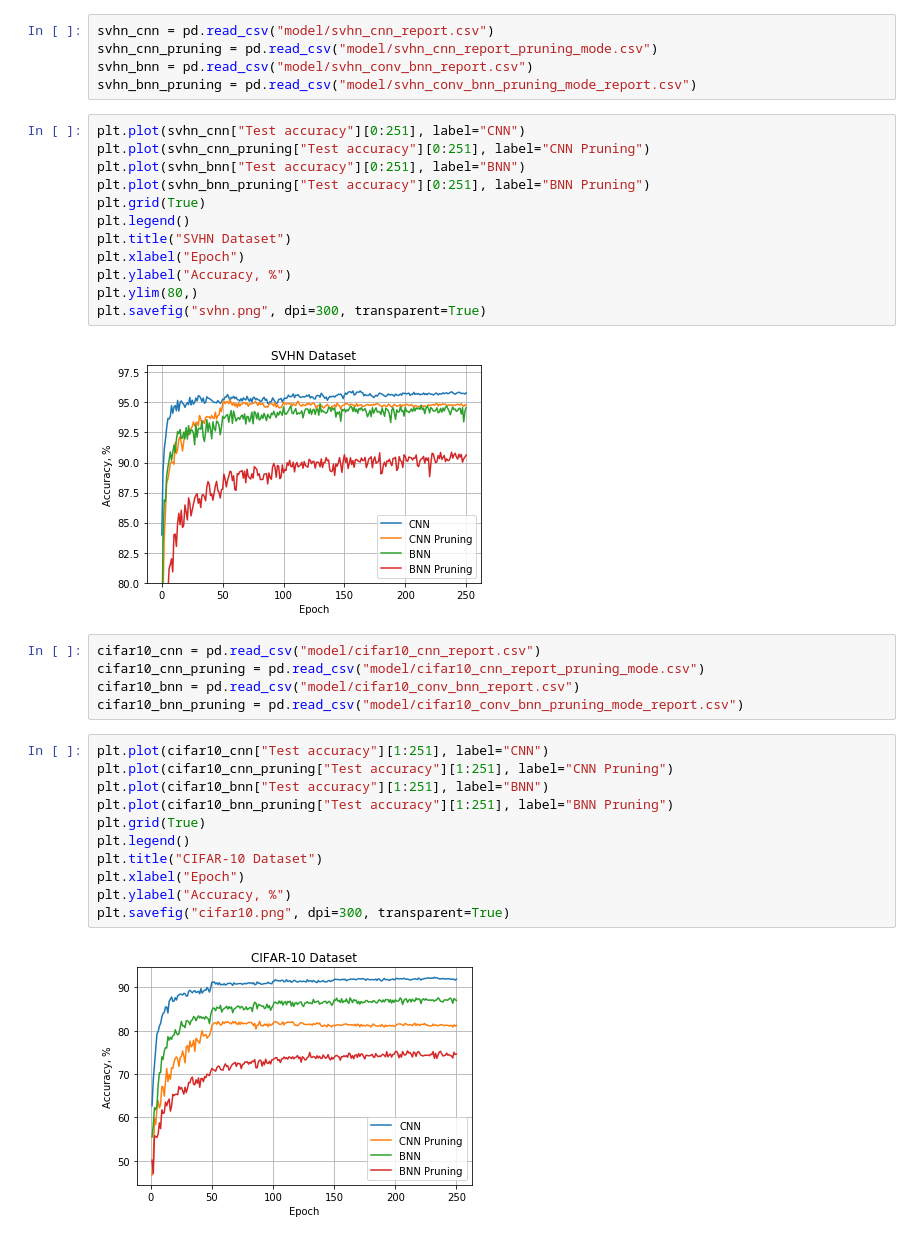
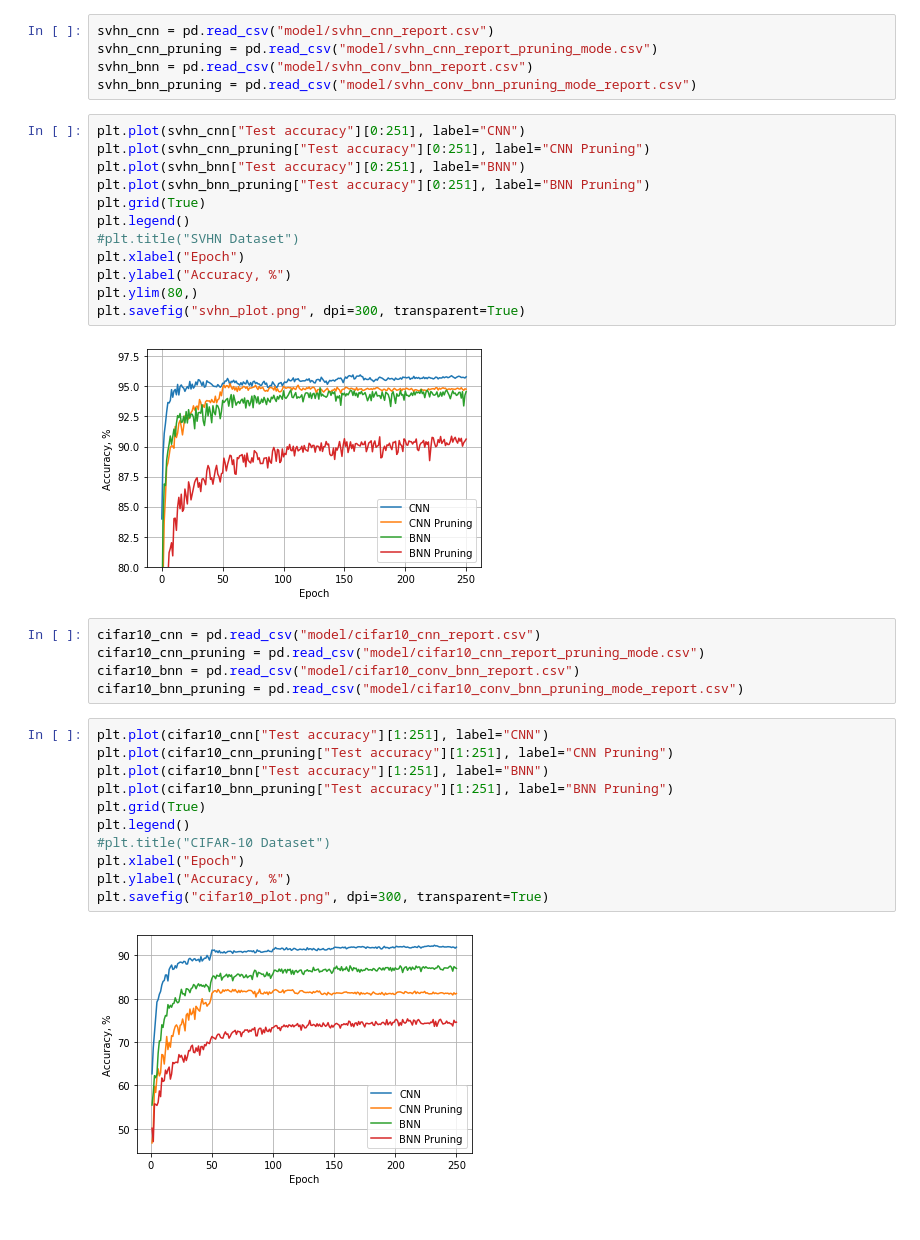
Before and after one commit to vladimirshadymov/bnn, a Jupyter notebook: Semi-report.ipynb, the cells around one changed output. Drawn from its saved outputs; the diff is of its cells as text.

```diff
--- a/Semi-report.ipynb
+++ b/Semi-report.ipynb
@@ -10,17 +10,17 @@ svhn_bnn_pruning = pd.read_csv("model/svhn_conv_bnn_pruning_mode_report.csv")
 # %%
 plt.plot(svhn_cnn["Test accuracy"][0:251], label="CNN")
 plt.plot(svhn_cnn_pruning["Test accuracy"][0:251], label="CNN Pruning")
 plt.plot(svhn_bnn["Test accuracy"][0:251], label="BNN")
 plt.plot(svhn_bnn_pruning["Test accuracy"][0:251], label="BNN Pruning")
 plt.grid(True)
 plt.legend()
-plt.title("SVHN Dataset")
+#plt.title("SVHN Dataset")
 plt.xlabel("Epoch")
 plt.ylabel("Accuracy, %")
 plt.ylim(80,)
-plt.savefig("svhn.png", dpi=300, transparent=True)
+plt.savefig("svhn_plot.png", dpi=300, transparent=True)
 # %% [output]
-[figure, old version]
+[figure, new version]
 # %%
 cifar10_cnn = pd.read_csv("model/cifar10_cnn_report.csv")
 cifar10_cnn_pruning = pd.read_csv("model/cifar10_cnn_report_pruning_mode.csv")
@@ -33,9 +33,9 @@ plt.plot(cifar10_bnn["Test accuracy"][1:251], label="BNN")
 plt.plot(cifar10_bnn_pruning["Test accuracy"][1:251], label="BNN Pruning")
 plt.grid(True)
 plt.legend()
-plt.title("CIFAR-10 Dataset")
+#plt.title("CIFAR-10 Dataset")
 plt.xlabel("Epoch")
 plt.ylabel("Accuracy, %")
-plt.savefig("cifar10.png", dpi=300, transparent=True)
+plt.savefig("cifar10_plot.png", dpi=300, transparent=True)
 # %% [output]
-[figure, old version]
+[figure, new version]
```
Also changed, not shown: 5 other files.
